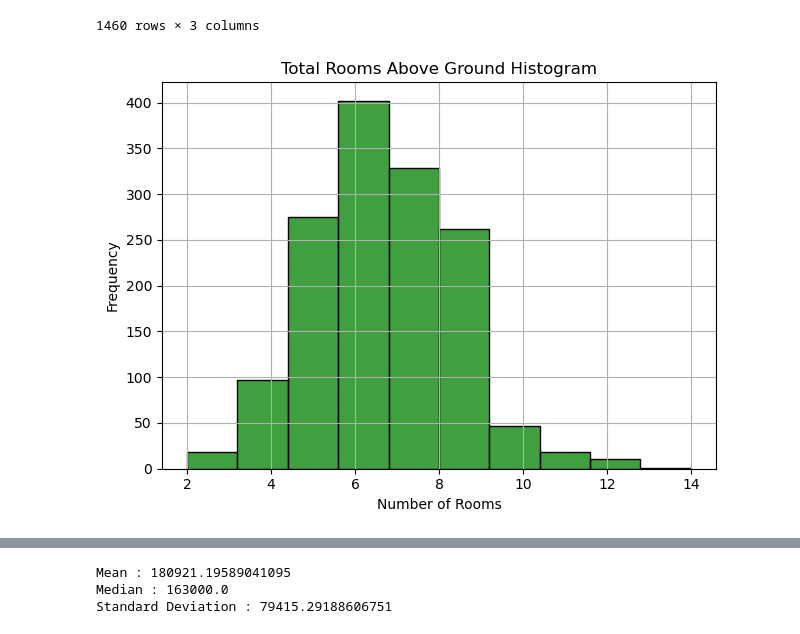
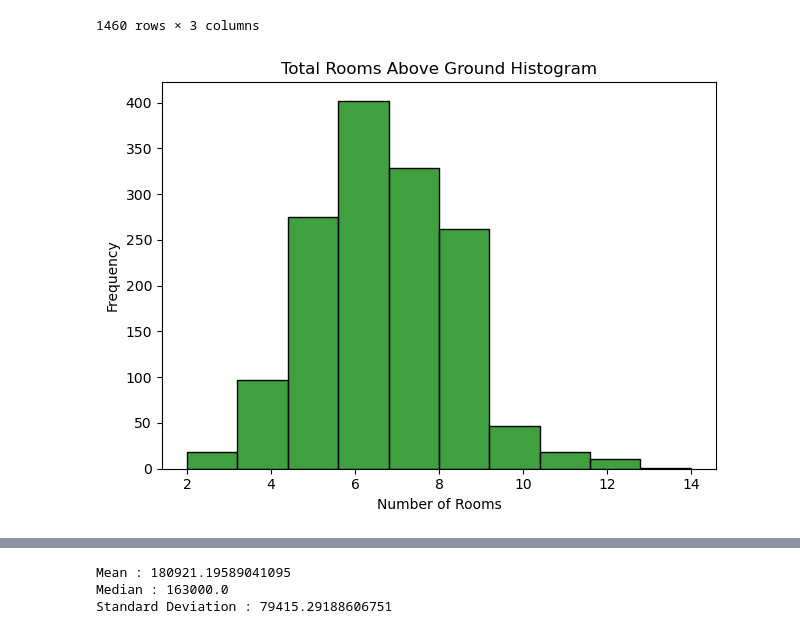
Before and after one commit to BrianMungaiMwangi/GroupProject, a Jupyter notebook: group-project.ipynb, the cells around one changed output, grey strips where cells are left out. Saved outputs shown, nothing was run; the diff lists cells and outputs as text; code cells hidden in the pictures.

```diff
--- a/group-project.ipynb
+++ b/group-project.ipynb
@@ -76,15 +76,14 @@ summary
 # %%
 #Total Rooms Above Ground Visualization
 sns.histplot(data["TotRmsAbvGrd"], bins=10, color='green', edgecolor='black')
 plt.title("Total Rooms Above Ground Histogram")
 plt.xlabel("Number of Rooms")
 plt.ylabel("Frequency")
 
 plt.tight_layout()
-plt.grid(True)
 plt.show()
 # %% [output]
-[figure, old version]
+[figure, new version]
 # %%
 #Overall Condition column Visualization
 sns.histplot(data["OverallCond"], bins=10, color='red', edgecolor='black')
```
Also changed, not shown: parts of 12 cells of this notebook.
